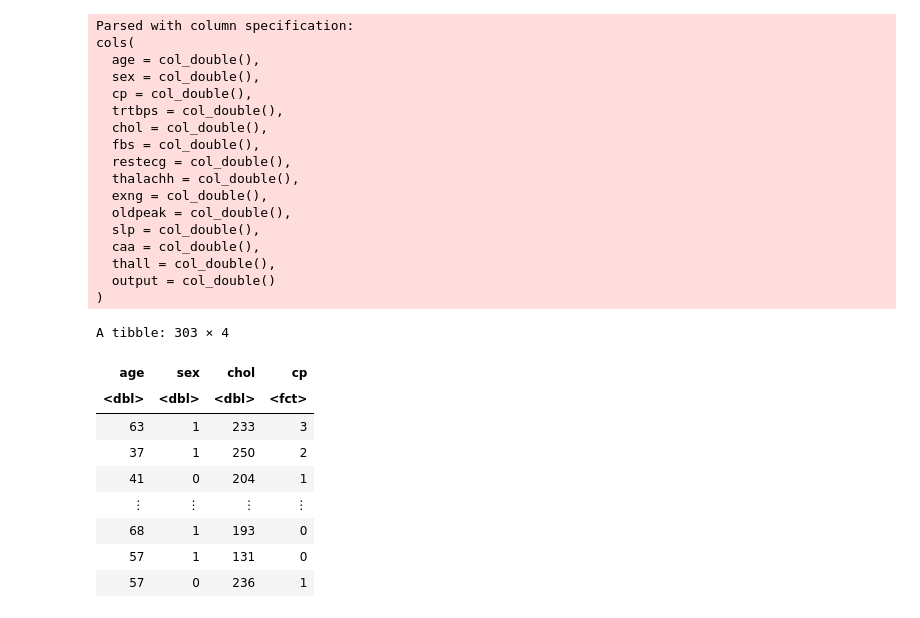
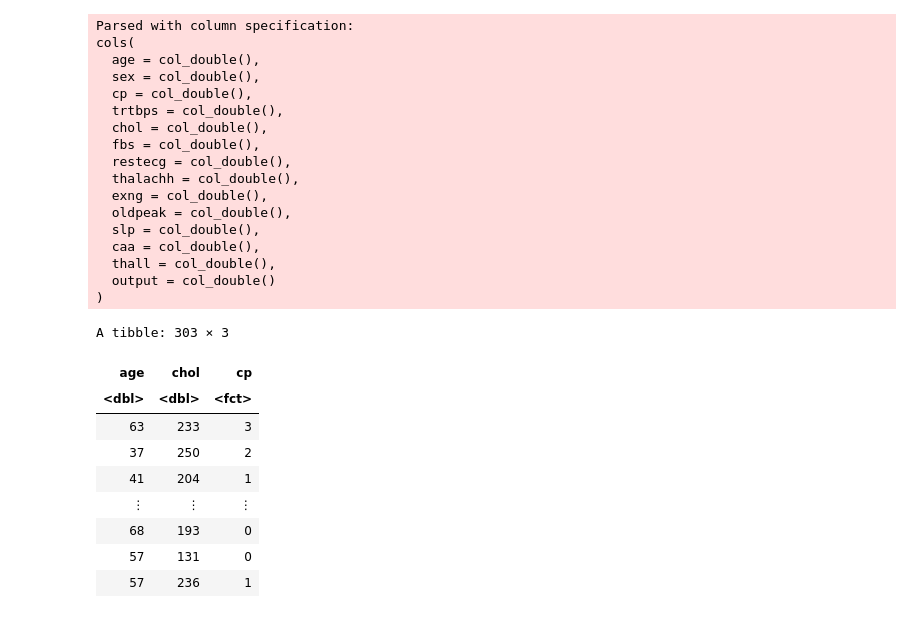
Before and after one commit to riddhibattu/DSCI_heart_project, a Jupyter notebook: Heart analysis.ipynb, the cells around one changed output. Saved outputs shown, nothing was run; the diff lists cells and outputs as text; code cells hidden in the pictures.

```diff
--- a/Heart analysis.ipynb
+++ b/Heart analysis.ipynb
@@ -9,34 +20,34 @@ A myocardial infarction, better known as a heart attack, occurs when blood flow
 # %%
 url <- "https://raw.githubusercontent.com/riddhibattu/DSCI_heart_project/main/heart.csv"
 heart <- read_csv(url) %>%
 mutate(cp = as_factor(cp)) %>%
-select(age, sex, chol, cp)
+select(age, chol, cp)
 heart
 # %% [output]
 Parsed with column specification:
 cols(
   age = col_double(),
   sex = col_double(),
   cp = col_double(),
   trtbps = col_double(),
   chol = col_double(),
   fbs = col_double(),
   restecg = col_double(),
   thalachh = col_double(),
   exng = col_double(),
   oldpeak = col_double(),
   slp = col_double(),
   caa = col_double(),
   thall = col_double(),
   output = col_double()
 )
-A tibble: 303 × 4
+A tibble: 303 × 3
-| age | sex | chol | cp |
-| <dbl> | <dbl> | <dbl> | <fct> |
-| 63 | 1 | 233 | 3 |
-| 37 | 1 | 250 | 2 |
-| 41 | 0 | 204 | 1 |
-| ⋮ | ⋮ | ⋮ | ⋮ |
-| 68 | 1 | 193 | 0 |
-| 57 | 1 | 131 | 0 |
-| 57 | 0 | 236 | 1 |
+| age | chol | cp |
+| <dbl> | <dbl> | <fct> |
+| 63 | 233 | 3 |
+| 37 | 250 | 2 |
+| 41 | 204 | 1 |
+| ⋮ | ⋮ | ⋮ |
+| 68 | 193 | 0 |
+| 57 | 131 | 0 |
+| 57 | 236 | 1 |
```
Also changed, not shown: parts of 23 cells of this notebook.
